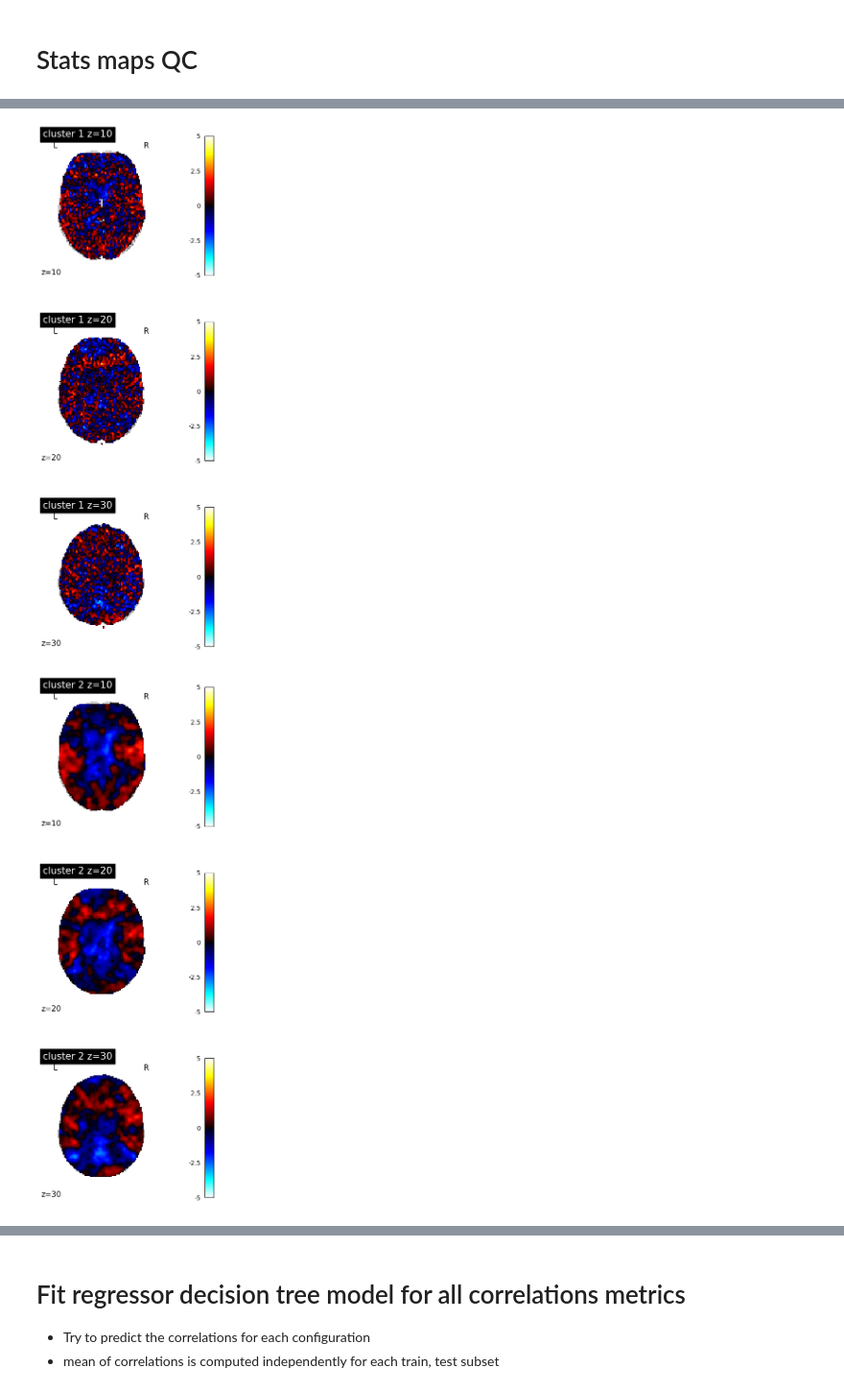
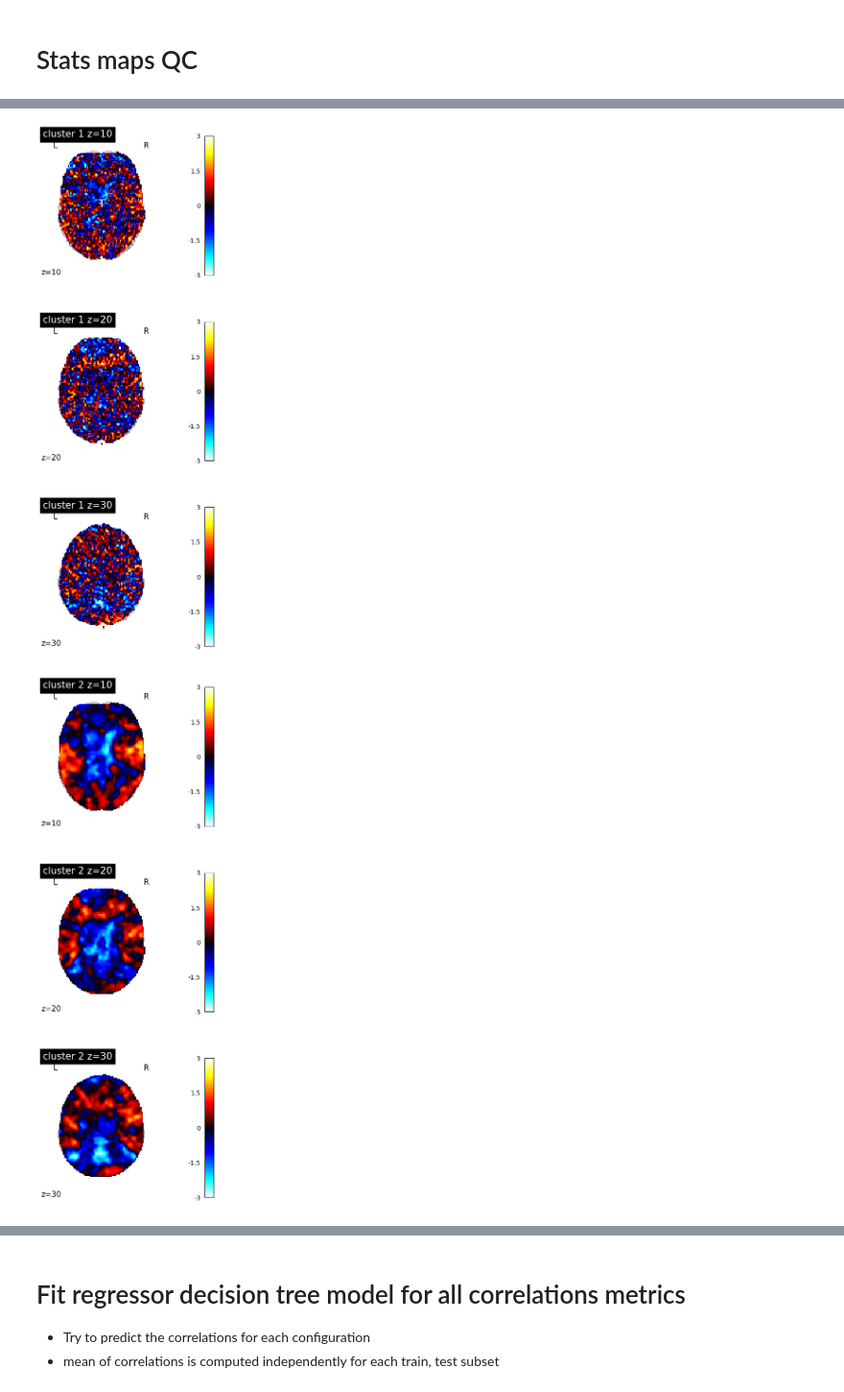
Before and after one commit to Inria-Empenn/fmri_feature_model, a Jupyter notebook: analysis/auditory/auditory_analysis.ipynb, the cells around one changed output, grey strips where cells are left out. Shown at 96% size. Saved outputs shown, nothing was run; the diff lists cells and outputs as text; code cells hidden in the pictures.

```diff
--- a/analysis/auditory/auditory_analysis.ipynb
+++ b/analysis/auditory/auditory_analysis.ipynb
@@ -334,33 +332,33 @@ plt.show()
 #     for id in confs_ncc:
 #         if id in path:
 #             imgs.append(path)
 #
 path = os.path.join(basedir, 'ncc_mean_result.nii')
 # file_srv.write_mean_image(imgs, path)
 img = nimg.load_img(path)
 label = 'normalised cross correlation'
 fig, axes = plt.subplots(1, 3, figsize=(15, 5))
 for i, z_coord in enumerate(z_coords):
     plotting.plot_stat_map(img, cut_coords=[z_coord], display_mode='z', axes=axes[i], vmin=-5, vmax=5, title=f"{label} z={z_coord}")
 plt.show()
 
 id_by_cluster = dataset.groupby('cluster')['id'].apply(list).to_dict()
 for cluster, configs in id_by_cluster.items():
     # imgs = []
     # for path in results:
     #     for config in configs:
     #         if config in path:
     #             imgs.append(path)
     path = os.path.join(basedir, f'cluster_{cluster}_mean_result.nii')
     # file_srv.write_mean_image(imgs, path)
     img = nimg.load_img(path)
     label = f'cluster {cluster}'
     fig, axes = plt.subplots(3, 1, figsize=(5, 15))
     for i, z_coord in enumerate(z_coords):
-        plotting.plot_stat_map(img, cut_coords=[z_coord], display_mode='z', axes=axes[i], vmin=-5, vmax=5, title=f"{label} z={z_coord}")
+        plotting.plot_stat_map(img, cut_coords=[z_coord], display_mode='z', axes=axes[i], vmin=-3, vmax=3, title=f"{label} z={z_coord}")
     plt.show()
 # %% [output]
 [figure]
 [figure]
-[figure, old version]
+[figure, new version]
-[figure, old version]
+[figure, new version]
```
Also changed, not shown: parts of 9 cells of this notebook, 28 other files.
